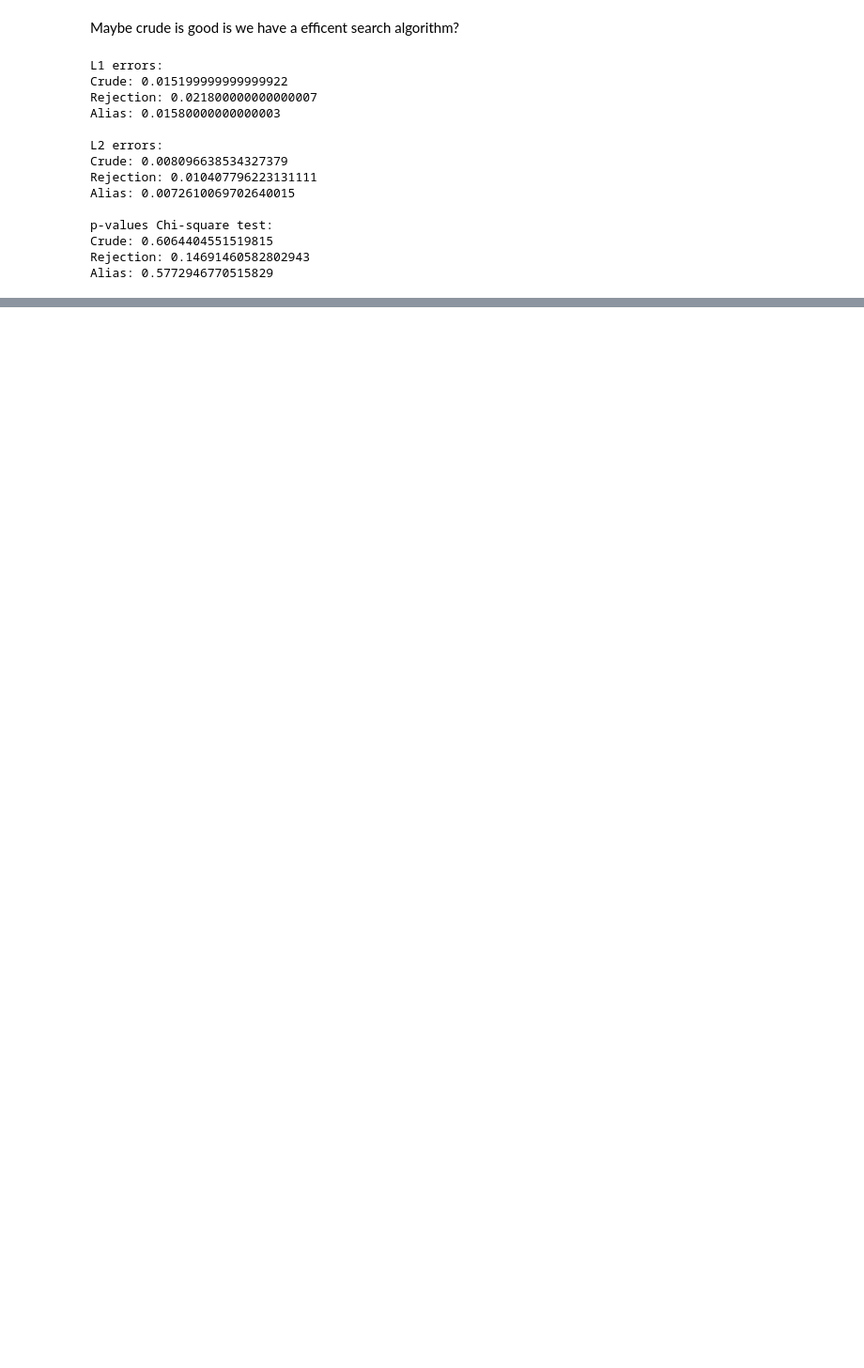
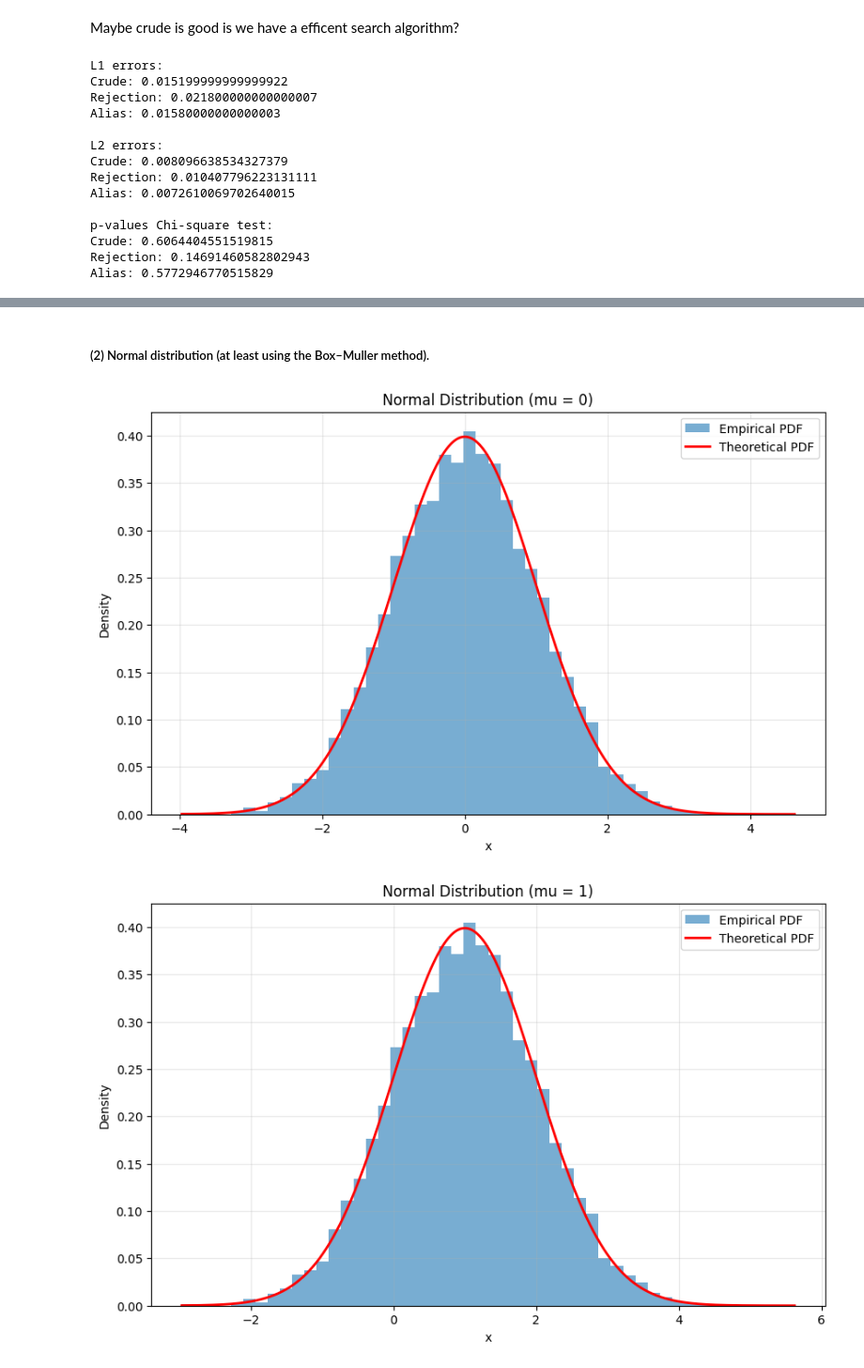
Before and after one commit to AgnesOlsen/02443_Stocastic_Simulation, a Jupyter notebook: Notebooks/Katrine.ipynb, the cells around one changed output, grey strips where cells are left out. Shown at 94% size. Drawn from its saved outputs; the diff is of its cells as text; code cells hidden in the pictures; blank space fills up the shorter version.

```diff
--- a/Notebooks/Katrine.ipynb
+++ b/Notebooks/Katrine.ipynb
@@ -1173,0 +1270,51 @@ plt.show()
+# %% [markdown]
+##### (2) Normal distribution (at least using the Box–Muller method).
+# %%
+# Normal distribution through box-Müller
+np.random.seed(42)
+
+def norm_disp_gen(mu, std, n):
+    U1 = np.random.rand(n)
+    U2 = np.random.rand(n)
+    Z = np.sqrt(-2*np.log(U1))*np.cos(2*np.pi*U2)
+
+    return mu + std*Z
+# %%
+mu = [0, 1, 3, 6]
+std = 1
+n = 10000
+for element in mu:
+    # Simulate geometric sample
+    np.random.seed(42)
+    norm_sample = norm_disp_gen(element, std, n)
+
+
+
+    # Theorical pdf
+
+    x = np.linspace(np.min(norm_sample), np.max(norm_sample), 10000)
+    theoretical_pdf_norm = (1 / (std * np.sqrt(2 * np.pi))) * \
+           np.exp(-0.5 * ((x - element) / std) ** 2)
+
+
+
+    plt.figure(figsize=(10, 6))
+
+    plt.hist(norm_sample, bins=50, density=True,
+            alpha=0.6, label="Empirical PDF")
+
+    plt.plot(x, theoretical_pdf_norm, 'r-', lw=2,
+            label="Theoretical PDF")
+
+    plt.title(f"Normal Distribution (mu = {element})")
+
+
+    plt.xlabel("x")
+    plt.ylabel("Density")
+    plt.legend()
+    plt.grid(alpha=0.3)
+
+    plt.show()
+# %% [output]
+[figure, added]
+[figure, added]
```
Also changed, not shown: parts of 22 cells of this notebook.
